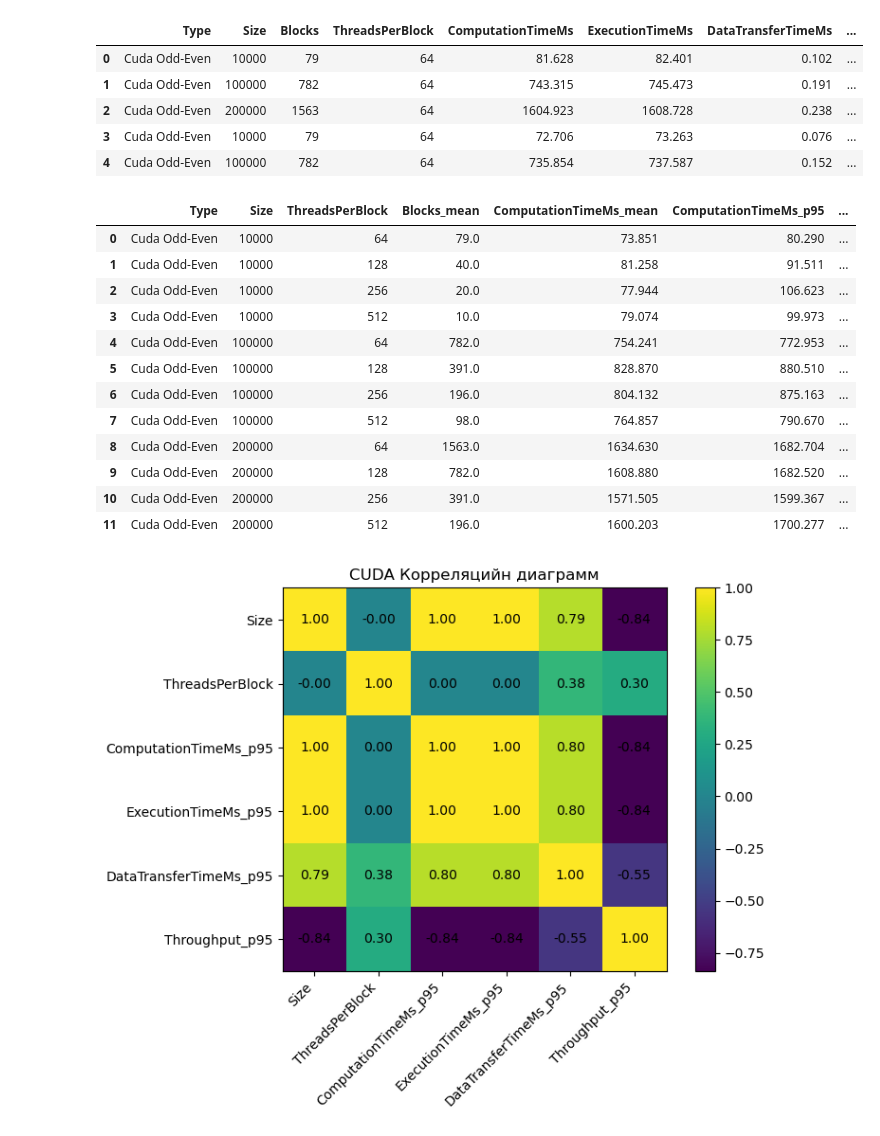
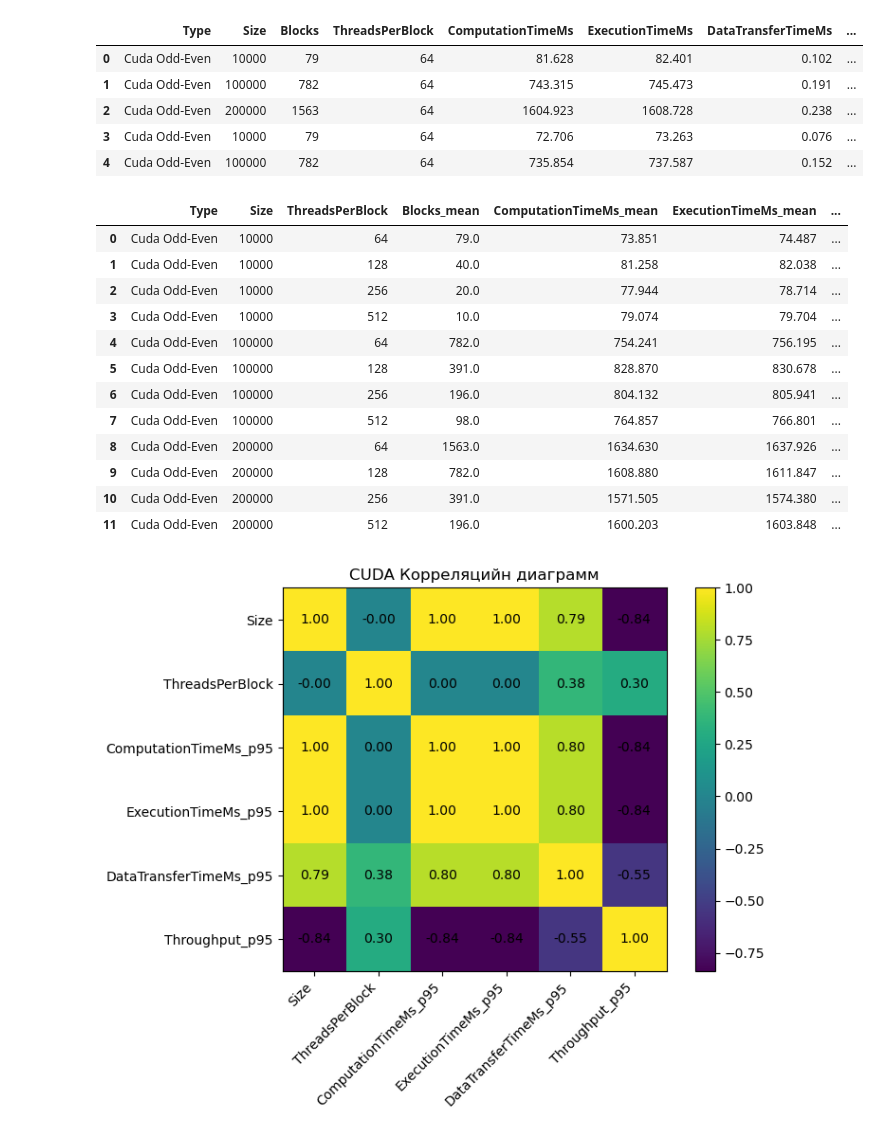
Before and after one commit to Anhkbayar/BubbleSortOnLinkedList, a Jupyter notebook: Cuda/CudaBenchmarkResults.ipynb, the cells around one changed output. Saved outputs shown, nothing was run; the diff lists cells and outputs as text; code cells hidden in the pictures.

```diff
--- a/Cuda/CudaBenchmarkResults.ipynb
+++ b/Cuda/CudaBenchmarkResults.ipynb
@@ -27,46 +27,46 @@ df.head()
 # %%
 gpu_df = pd.read_csv("cuda_combined.csv")
 cpu_df = pd.read_csv("cpu_sequential.csv")
 
 cpu_base = cpu_df[["Size", "ExecutionTimeMs"]].rename(
     columns={"ExecutionTimeMs": "CpuBaselineExecutionTimeMs"}
 )
 
 summary_df = (
     gpu_df.groupby(["Type", "Size", "ThreadsPerBlock"], as_index=False)
       .agg(
           Blocks_mean=("Blocks", "mean"),
 
           ComputationTimeMs_mean=("ComputationTimeMs", "mean"),
-          ComputationTimeMs_p95=("ComputationTimeMs", lambda x: x.quantile(0.95)),
+          # ComputationTimeMs_p95=("ComputationTimeMs", lambda x: x.quantile(0.95)),
 
           ExecutionTimeMs_mean=("ExecutionTimeMs", "mean"),
-          ExecutionTimeMs_p95=("ExecutionTimeMs", lambda x: x.quantile(0.95)),
+          # ExecutionTimeMs_p95=("ExecutionTimeMs", lambda x: x.quantile(0.95)),
 
           DataTransferTimeMs_mean=("DataTransferTimeMs", "mean"),
-          DataTransferTimeMs_p95=("DataTransferTimeMs", lambda x: x.quantile(0.95)),
+          # DataTransferTimeMs_p95=("DataTransferTimeMs", lambda x: x.quantile(0.95)),
 
           Throughput_mean=("Throughput", "mean"),
-          Throughput_p95=("Throughput", lambda x: x.quantile(0.95)),
+          # Throughput_p95=("Throughput", lambda x: x.quantile(0.95)),
       )
       .round(3)
 )
 
 summary_df
 # %% [output]
-|  | Type | Size | ThreadsPerBlock | Blocks_mean | ComputationTimeMs_mean | ComputationTimeMs_p95 | ... |
-| 0 | Cuda Odd-Even | 10000 | 64 | 79.0 | 73.851 | 80.290 | ... |
-| 1 | Cuda Odd-Even | 10000 | 128 | 40.0 | 81.258 | 91.511 | ... |
-| 2 | Cuda Odd-Even | 10000 | 256 | 20.0 | 77.944 | 106.623 | ... |
-| 3 | Cuda Odd-Even | 10000 | 512 | 10.0 | 79.074 | 99.973 | ... |
-| 4 | Cuda Odd-Even | 100000 | 64 | 782.0 | 754.241 | 772.953 | ... |
-| 5 | Cuda Odd-Even | 100000 | 128 | 391.0 | 828.870 | 880.510 | ... |
-| 6 | Cuda Odd-Even | 100000 | 256 | 196.0 | 804.132 | 875.163 | ... |
-| 7 | Cuda Odd-Even | 100000 | 512 | 98.0 | 764.857 | 790.670 | ... |
-| 8 | Cuda Odd-Even | 200000 | 64 | 1563.0 | 1634.630 | 1682.704 | ... |
-| 9 | Cuda Odd-Even | 200000 | 128 | 782.0 | 1608.880 | 1682.520 | ... |
-| 10 | Cuda Odd-Even | 200000 | 256 | 391.0 | 1571.505 | 1599.367 | ... |
-| 11 | Cuda Odd-Even | 200000 | 512 | 196.0 | 1600.203 | 1700.277 | ... |
+|  | Type | Size | ThreadsPerBlock | Blocks_mean | ComputationTimeMs_mean | ExecutionTimeMs_mean | ... |
+| 0 | Cuda Odd-Even | 10000 | 64 | 79.0 | 73.851 | 74.487 | ... |
+| 1 | Cuda Odd-Even | 10000 | 128 | 40.0 | 81.258 | 82.038 | ... |
+| 2 | Cuda Odd-Even | 10000 | 256 | 20.0 | 77.944 | 78.714 | ... |
+| 3 | Cuda Odd-Even | 10000 | 512 | 10.0 | 79.074 | 79.704 | ... |
+| 4 | Cuda Odd-Even | 100000 | 64 | 782.0 | 754.241 | 756.195 | ... |
+| 5 | Cuda Odd-Even | 100000 | 128 | 391.0 | 828.870 | 830.678 | ... |
+| 6 | Cuda Odd-Even | 100000 | 256 | 196.0 | 804.132 | 805.941 | ... |
+| 7 | Cuda Odd-Even | 100000 | 512 | 98.0 | 764.857 | 766.801 | ... |
+| 8 | Cuda Odd-Even | 200000 | 64 | 1563.0 | 1634.630 | 1637.926 | ... |
+| 9 | Cuda Odd-Even | 200000 | 128 | 782.0 | 1608.880 | 1611.847 | ... |
+| 10 | Cuda Odd-Even | 200000 | 256 | 391.0 | 1571.505 | 1574.380 | ... |
+| 11 | Cuda Odd-Even | 200000 | 512 | 196.0 | 1600.203 | 1603.848 | ... |
 # %%
 corr_data = summary_df[
     [
```
Also changed, not shown: parts of 1 cell of this notebook, 10 other files.
